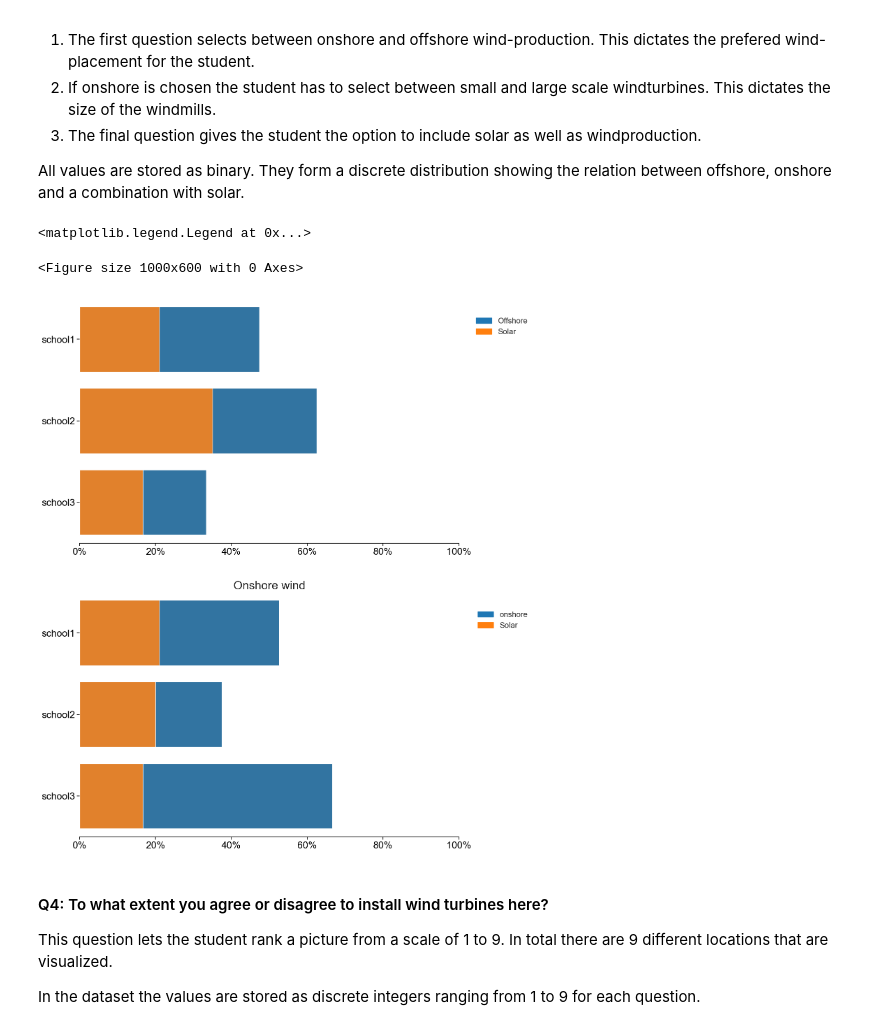
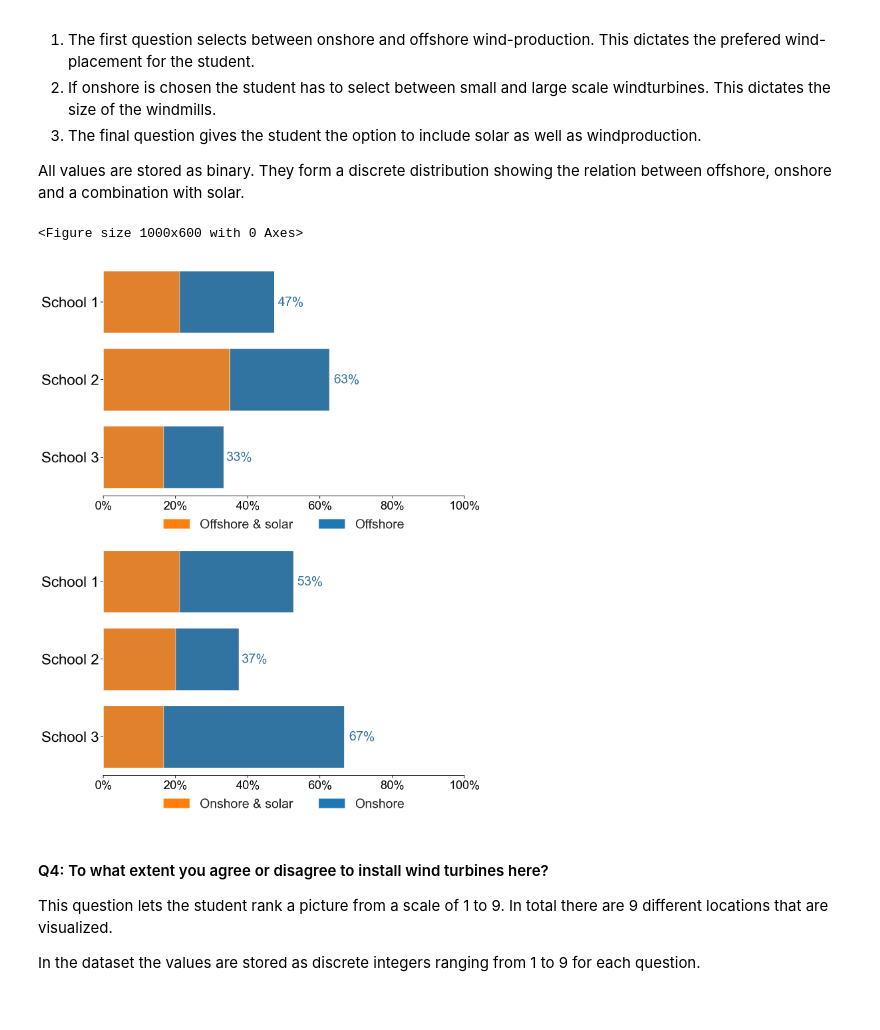
Before and after one commit to JavedMS/Mapping_Workshops_EFF, a Jupyter notebook: final.ipynb, the cells around one changed output. Cells and saved outputs as stored; diff of their text form; code cells hidden in the pictures.

```diff
--- a/final.ipynb
+++ b/final.ipynb
@@ -288,6 +286,7 @@ All values are stored as binary. They form a discrete distribution showing the r
 # TODO: create three figures in one plot; 1) offshore per school 2) onshore per school 3) solar between the groups and per school
 import seaborn as sns
 from matplotlib.patches import Patch
+import math
 
 df = data[[ "date", "energySource"]]
 
@@ -320,60 +319,94 @@ solar_color = '#ff7f0e'     # Replace with the actual color used by Shahzad for
 fig, axes = plt.subplots(2, 1, figsize=(14, 20))
 
 sns.barplot(x='offshore', y='sub', data=df_grouped, orient = "h", color = offshore_color, ax = axes[0])
+
+for bar in axes[0].patches:
+    width = bar.get_width()
+    percentage = width * 100
+    if percentage - int(percentage) >= 0.5:
+        rounded_percentage = math.ceil(percentage)
+    else:
+        rounded_percentage = math.floor(percentage)
+    bar_color = bar.get_facecolor()
+    axes[0].annotate(f'{int(rounded_percentage)}%',
+                     (width*1.02, bar.get_y() + bar.get_height() / 2),
+                     ha='left', va='center', fontsize=28, color=bar_color)
+
 sns.barplot(x='result', y='sub', data=df_merged, orient = "h", color = solar_color, ax = axes[0])
 
 # Add titles and labels to the first axes
-axes[1].set_title('For onshore wind', fontsize=24)
-axes[0].set_xlabel('', fontsize=14)
-axes[0].set_ylabel('', fontsize=14)
-axes[0].tick_params(axis='x', labelsize=20)
-axes[0].tick_params(axis='y', labelsize=20)
+#axes[0].set_title('For offshore wind', fontsize=30)
+axes[0].set_xlabel('')
+axes[0].set_ylabel('')
+axes[0].tick_params(axis='x', labelsize=26)
+axes[0].tick_params(axis='y', labelsize=32)
 axes[0].set_xlim(0, 1)
 axes[0].xaxis.set_major_formatter(plt.FuncFormatter(lambda x, _: f'{int(x * 100)}%'))
 
+# Annotate bars with percentage values
+
 # Create custom legend handles
 legend_handles = [
-    Patch(color=offshore_color, label='Offshore'),
-    Patch(color=solar_color, label='Solar')
+    Patch(color=solar_color, label='Offshore & solar'),
+    Patch(color=offshore_color, label='Offshore')
 ]
 
 # Add the legend to the plot
-axes[0].legend(handles=legend_handles, fontsize=16, frameon=False, bbox_to_anchor=(1.2, 0.95))
+axes[0].legend(handles=legend_handles, fontsize=28, frameon=False, loc='lower center', ncol=2, bbox_to_anchor=(0.5, -0.2))
 
 # Group by 'sub' and calculate the mean for 'offshore'
 df_grouped = df.groupby('sub')['onshore'].mean().reset_index()
 
 df_grouped_solar = df[df["onshore"] == 1].groupby('sub')['solar'].mean().reset_index()
 df_merged = pd.merge(df_grouped, df_grouped_solar, on='sub', suffixes=('_onshore', '_solar'))
 df_merged['result'] = df_merged['onshore'] * df_merged['solar']
 
 onshore_color = '#1f77b4'  # A lighter shade of blue for onshore
 solar_color = '#ff7f0e'  # A darker shade of orange for solar
 
 sns.barplot(x='onshore', y='sub', data=df_grouped, orient = "h", color = onshore_color, ax = axes[1])
+
+for bar in axes[1].patches:
+    width = bar.get_width()
+    percentage = width * 100
+    if percentage - int(percentage) > 0.5:
+        rounded_percentage = math.ceil(percentage)
+    else:
+        rounded_percentage = math.floor(percentage)
+    bar_color = bar.get_facecolor()
+    axes[1].annotate(f'{int(rounded_percentage)}%',
+                     (width*1.02, bar.get_y() + bar.get_height() / 2),
+                     ha='left', va='center', fontsize=28, color=bar_color)
+
+
 sns.barplot(x='result', y='sub', data=df_merged, orient = "h", color = solar_color, ax = axes[1])
 
 # Add titles and labels to the first axes
-axes[1].set_title('For onshore wind', fontsize=24)
-axes[1].set_xlabel('', fontsize=14)
-axes[1].set_ylabel('', fontsize=14)
-axes[1].tick_params(axis='x', labelsize=20)
-axes[1].tick_params(axis='y', labelsize=20)
+#axes[1].set_title('For onshore wind', fontsize=30)
+axes[1].set_xlabel('')
+axes[1].set_ylabel('')
+axes[1].tick_params(axis='x', labelsize=26)
+axes[1].tick_params(axis='y', labelsize=32)
 axes[1].set_xlim(0, 1)
 axes[1].xaxis.set_major_formatter(plt.FuncFormatter(lambda x, _: f'{int(x * 100)}%'))
 
 # Create custom legend handles
 legend_handles = [
-    Patch(color=onshore_color, label='Onshore'),
-    Patch(color=solar_color, label='Solar')
+    Patch(color=solar_color, label='Onshore & solar'),
+    Patch(color=onshore_color, label='Onshore')
 ]
 
 # Add the legend to the plot
-axes[1].legend(handles=legend_handles, fontsize=16, frameon=False, bbox_to_anchor=(1.2, 0.95))
+axes[1].legend(handles=legend_handles, fontsize=28, frameon=False, loc='lower center', ncol=2, bbox_to_anchor=(0.5, -0.2))
+
+custom_labels = ["School 1", "School 2", "School 3"]  # Corresponding labels
+axes[0].set_yticklabels(custom_labels)
+axes[1].set_yticklabels(custom_labels)
+
+plt.savefig(figures + 'onshore_offshore_grouped.png', dpi=300, bbox_inches='tight')
 # %% [output]
-<matplotlib.legend.Legend at 0x...>
+<Figure size 1000x600 with 0 Axes>
-<Figure size 1000x600 with 0 Axes>
-[figure, old version]
+[figure, new version]
 # %% [markdown]
 #### Q4: To what extent you agree or disagree to install wind turbines here?
 This question lets the student rank a picture from a scale of 1 to 9. In total there are 9 different locations that are visualized.
```
Also changed, not shown: parts of 9 cells of this notebook, 11 other files.
